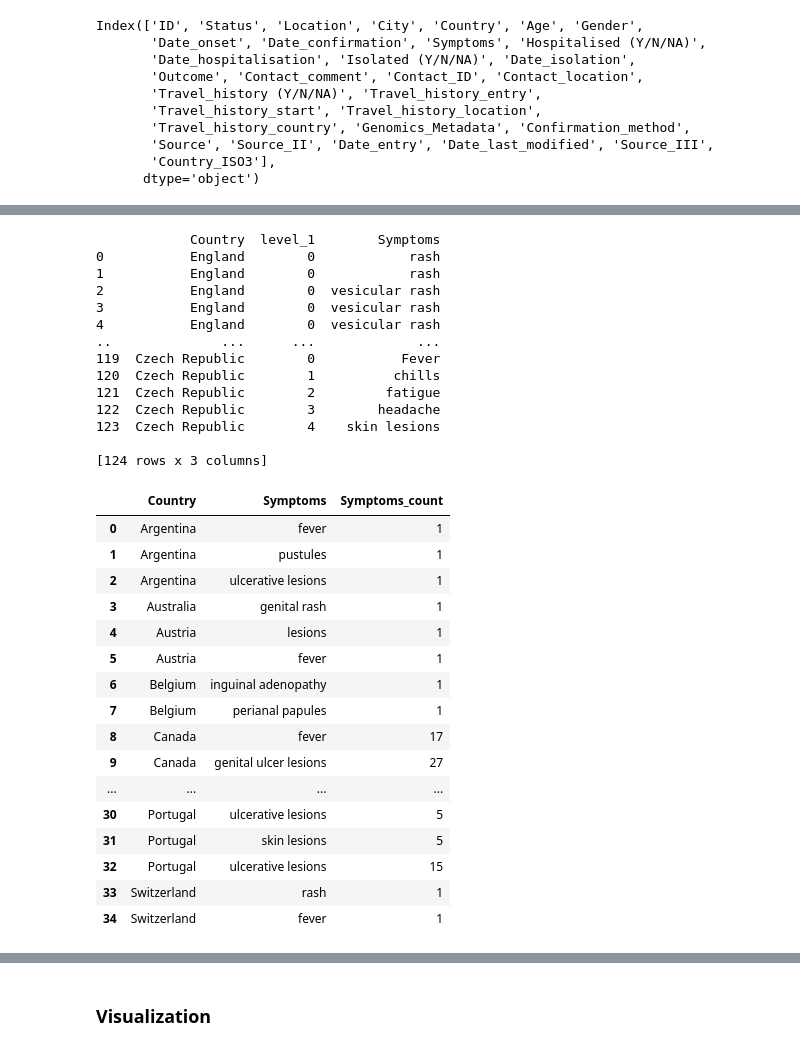
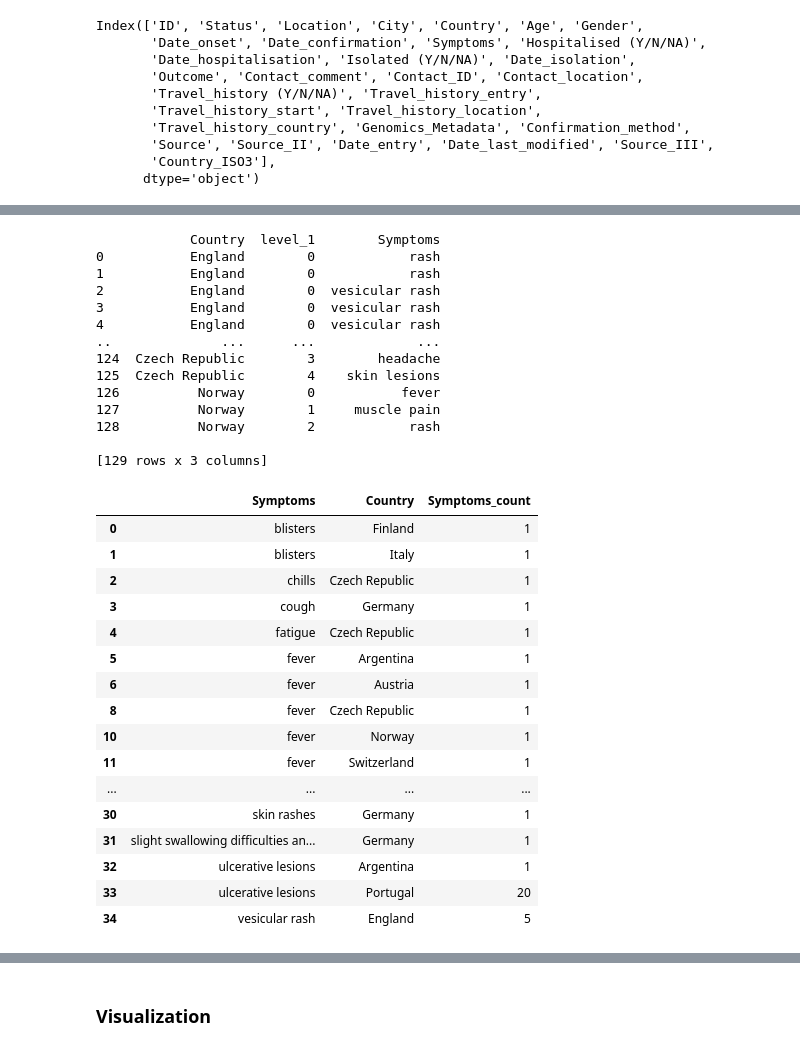
Before and after one commit to Twe-Maker/MonkeyPox, a Jupyter notebook: Script.ipynb, the cells around one changed output, grey strips where cells are left out. Cells and saved outputs as stored; diff of their text form; code cells hidden in the pictures.

```diff
--- a/Script.ipynb
+++ b/Script.ipynb
@@ -17,8 +14,8 @@ import missingno as msno
 # %% [markdown]
 ### Import Data from git
 # %%
-# df_import = pd.read_csv('https://raw.githubusercontent.com/globaldothealth/monkeypox/main/latest.csv')
-df_import = pd.read_csv('monkeypox_data.csv')
+df_import = pd.read_csv('https://raw.githubusercontent.com/globaldothealth/monkeypox/main/latest.csv')
+# df_import = pd.read_csv('monkeypox_data.csv')
 df_import
 # %% [output]
 |  | ID | Status | Location | City | Country | Age | Gender | Date_onset | Date_confirmation | ... |
@@ -50,6 +47,6 @@ Index(['ID', 'Status', 'Location', 'City', 'Country', 'Age', 'Gender',
        'Country_ISO3'],
       dtype='object')
 # %%
-df = df_import[['ID','Date_confirmation', 'Location', 'City', 'Country','Status', 'Symptoms']]
+df = df_import[['ID','Date_confirmation', 'Location', 'City', 'Country','Status', 'Symptoms', 'Country_ISO3']]
 df
 # %% [output]
@@ -158,46 +159,50 @@ Total_case
 # 		counter += 1
 # 	sum_case.append(counter)
 # %%
+# Count the symptoms for each country and find the similarity ratio
 sym_df = df[df["Date_confirmation"].notna()]
+sym_df['Symptoms'] = sym_df['Symptoms'].str.lower()
 
 sym_df = (sym_df.set_index('Country')['Symptoms']
-       .str.split(';', expand=True)
+       .str.split(',', expand=True)
+       .apply(lambda x: x.str.strip())
        .stack()
        .rename('Country')
        .reset_index(name='Symptoms'))
 print(sym_df)
 
-count_sym_df = sym_df.groupby(['Country','Symptoms']).size().reset_index(name='Symptoms_count')
+count_sym_df = sym_df.groupby(['Symptoms','Country']).size().reset_index(name='Symptoms_count')
+count_sym_df = count_sym_df.sort_values(by=['Symptoms','Symptoms_count'])
 count_sym_df
 # %% [output]
             Country  level_1        Symptoms
 0           England        0            rash
 1           England        0            rash
 2           England        0  vesicular rash
 3           England        0  vesicular rash
 4           England        0  vesicular rash
 ..              ...      ...             ...
-119  Czech Republic        0           Fever
-120  Czech Republic        1          chills
-121  Czech Republic        2         fatigue
-122  Czech Republic        3        headache
-123  Czech Republic        4    skin lesions
+124  Czech Republic        3        headache
+125  Czech Republic        4    skin lesions
+126          Norway        0           fever
+127          Norway        1     muscle pain
+128          Norway        2            rash
 
-[124 rows x 3 columns]
+[129 rows x 3 columns]
-|  | Country | Symptoms | Symptoms_count |
-| 0 | Argentina | fever | 1 |
-| 1 | Argentina | pustules | 1 |
-| 2 | Argentina | ulcerative lesions | 1 |
-| 3 | Australia | genital rash | 1 |
-| 4 | Austria | lesions | 1 |
-| 5 | Austria | fever | 1 |
-| 6 | Belgium | inguinal adenopathy | 1 |
-| 7 | Belgium | perianal papules | 1 |
-| 8 | Canada | fever | 17 |
-| 9 | Canada | genital ulcer lesions | 27 |
+|  | Symptoms | Country | Symptoms_count |
+| 0 | blisters | Finland | 1 |
+| 1 | blisters | Italy | 1 |
+| 2 | chills | Czech Republic | 1 |
+| 3 | cough | Germany | 1 |
+| 4 | fatigue | Czech Republic | 1 |
+| 5 | fever | Argentina | 1 |
+| 6 | fever | Austria | 1 |
+| 8 | fever | Czech Republic | 1 |
+| 10 | fever | Norway | 1 |
+| 11 | fever | Switzerland | 1 |
 | ... | ... | ... | ... |
-| 30 | Portugal | ulcerative lesions | 5 |
-| 31 | Portugal | skin lesions | 5 |
-| 32 | Portugal | ulcerative lesions | 15 |
-| 33 | Switzerland | rash | 1 |
-| 34 | Switzerland | fever | 1 |
+| 30 | skin rashes | Germany | 1 |
+| 31 | slight swallowing difficulties an... | Germany | 1 |
+| 32 | ulcerative lesions | Argentina | 1 |
+| 33 | ulcerative lesions | Portugal | 20 |
+| 34 | vesicular rash | England | 5 |
```
Also changed, not shown: parts of 28 cells of this notebook, 7 other files.
